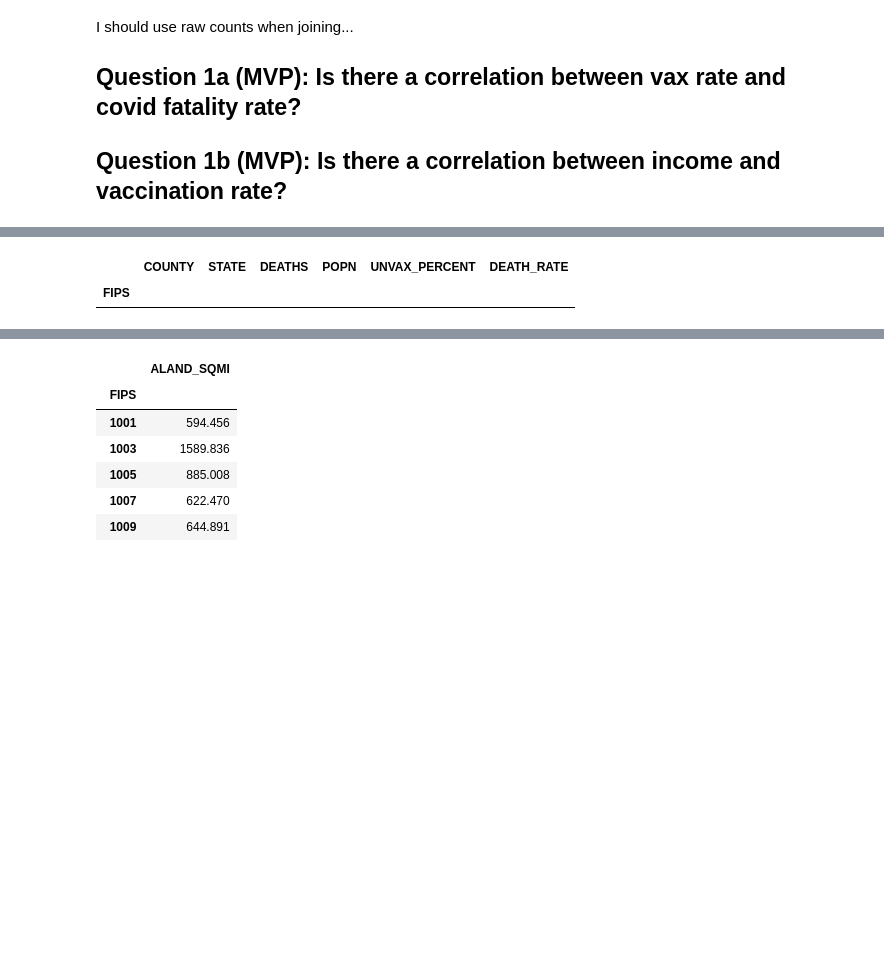
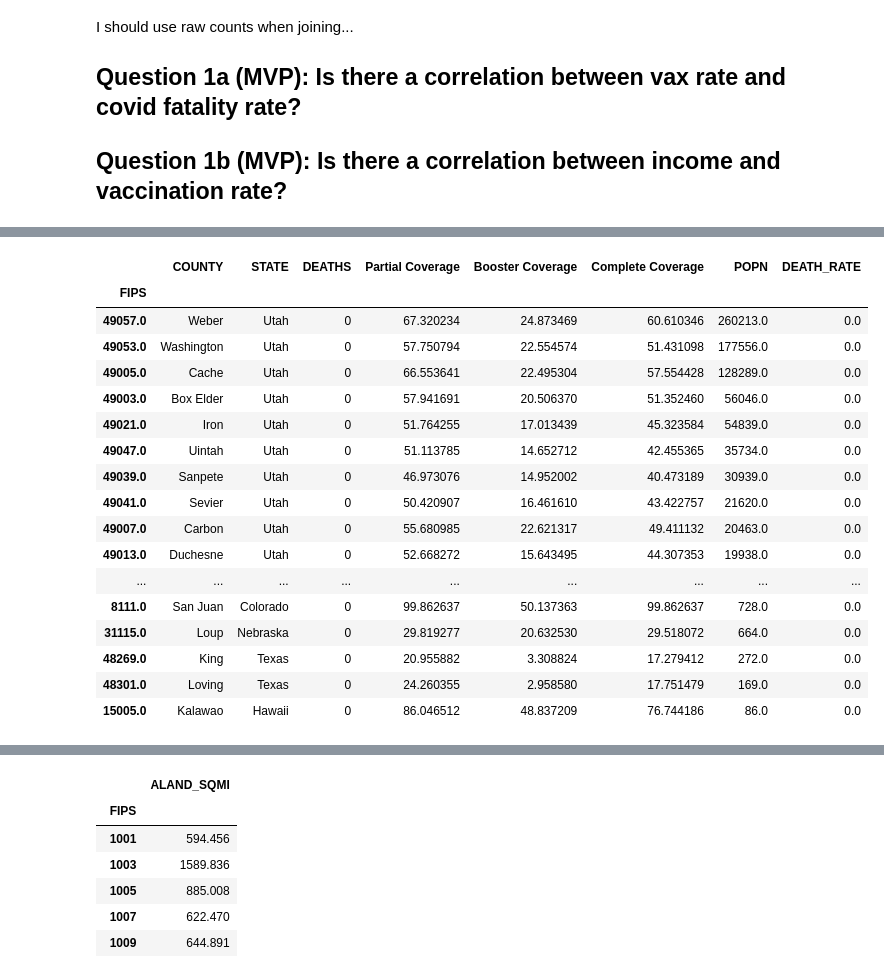
Before and after one commit to csdurfee/COVID_fatality_rates, a Jupyter notebook: exploration.ipynb, the cells around one changed output, grey strips where cells are left out. Drawn from its saved outputs; the diff is of its cells as text; code cells hidden in the pictures; blank space fills up the shorter version.

```diff
--- a/exploration.ipynb
+++ b/exploration.ipynb
@@ -43,29 +35,28 @@ I should use raw counts when joining...
 
 ## Question 1b (MVP): Is there a correlation between income and vaccination rate?
 # %%
-partial_coverage = df[df.CASE_TYPE == 'Partial Coverage']
+# partial_coverage = vax_df[vax_df.CASE_TYPE == 'Partial Coverage']
 
-unvaxed_by_fips = df.loc[df.CASE_TYPE == 'Partial Coverage', ['FIPS', 'CASES', 'POPN']]
-#partial_coverage[['FIPS', 'CASES']]
+# unvaxed_by_fips = df.loc[df.CASE_TYPE == 'Partial Coverage', ['FIPS', 'CASES', 'POPN']]
+# #partial_coverage[['FIPS', 'CASES']]
 
-unvaxed_by_fips[unvaxed_by_fips.FIPS == 36061]
+# #unvaxed_by_fips[unvaxed_by_fips.FIPS == 36061]
 
-unvaxed_by_fips['UNVAX_PERCENT'] = 100 - unvaxed_by_fips['CASES']
+# unvaxed_by_fips['UNVAX_PERCENT'] = 100 - unvaxed_by_fips['CASES']
 
-unvaxed_by_fips = unvaxed_by_fips.drop("CASES", axis=1)
+# unvaxed_by_fips = unvaxed_by_fips.drop("CASES", axis=1)
+
+
+partial  = vax_df[vax_df.CASE_TYPE == 'Partial Coverage'].pivot_table("CASES", "FIPS", "CASE_TYPE")
+booster  = vax_df[vax_df.CASE_TYPE == 'Booster Coverage'].pivot_table("CASES", "FIPS", "CASE_TYPE")
+complete = vax_df[vax_df.CASE_TYPE == 'Complete Coverage'].pivot_table("CASES", "FIPS", "CASE_TYPE")
+
+popn_by_fips = vax_df.loc[vax_df.CASE_TYPE == 'Partial Coverage', ['POPN', 'FIPS']].set_index('FIPS')
 # %%
 ## time to get the covid fatality rate by FIPS.
 
 #deaths_url = "https://raw.githubusercontent.com/CSSEGISandData/COVID-19/master/csse_covid_19_data/csse_covid_19_time_series/time_series_covid19_deaths_US.csv"
-
 deaths_url = 'time_series_covid19_deaths_US.csv'
-
-
-## they actually treat FIPS as an integer, so we do that =()
-# death_dtypes = {
-#     'FIPS': str
-
-# }
 
 deaths_df = pd.read_csv(deaths_url) # , dtype = death_dtypes)
 
@@ -76,11 +67,15 @@ cols = ['FIPS', 'Admin2', 'Province_State', '2/28/22']
 deaths_cleaned = deaths_df.loc[:, cols].rename(columns={'2/28/22': 'DEATHS', 'Admin2': 'COUNTY',
                                                         'Province_State': 'STATE' })
 
-joined = deaths_cleaned.set_index('FIPS').join(unvaxed_by_fips.set_index('FIPS'), how='inner')
+deaths_and_vaxed = deaths_cleaned.set_index("FIPS") \
+                    .join(partial).join(booster).join(complete).join(popn_by_fips) \
+                    .dropna()
 
-joined['DEATH_RATE'] = joined['DEATHS'] /  joined['POPN']
 
-joined = joined[joined['DEATHS'] != 0]
+deaths_and_vaxed['DEATH_RATE'] = deaths_and_vaxed['DEATHS'] / deaths_and_vaxed['POPN']
 
-joined
+### NOTE: not dropping counties with zero deaths here (just yet)
+
+
+deaths_and_vaxed
 # %% [output]
@@ -114,11 +120,27 @@ joined.UNVAX_PERCENT.corr(joined.DEATH_RATE)
 # %%
 ## there are about a million people in counties reporting 0 fatalities
 # (which must be a reporting error)
 
-joined[joined.DEATH_RATE == 0].sort_values('POPN', ascending=False)
+deaths_and_vaxed[deaths_and_vaxed.DEATH_RATE == 0].sort_values('POPN', ascending=False)
 # %% [output]
-|  | COUNTY | STATE | DEATHS | POPN | UNVAX_PERCENT | DEATH_RATE |
-| FIPS |  |  |  |  |  |  |
+|  | COUNTY | STATE | DEATHS | Partial Coverage | Booster Coverage | Complete Coverage | POPN | DEATH_RATE |
+| FIPS |  |  |  |  |  |  |  |  |
+| 49057.0 | Weber | Utah | 0 | 67.320234 | 24.873469 | 60.610346 | 260213.0 | 0.0 |
+| 49053.0 | Washington | Utah | 0 | 57.750794 | 22.554574 | 51.431098 | 177556.0 | 0.0 |
+| 49005.0 | Cache | Utah | 0 | 66.553641 | 22.495304 | 57.554428 | 128289.0 | 0.0 |
+| 49003.0 | Box Elder | Utah | 0 | 57.941691 | 20.506370 | 51.352460 | 56046.0 | 0.0 |
+| 49021.0 | Iron | Utah | 0 | 51.764255 | 17.013439 | 45.323584 | 54839.0 | 0.0 |
+| 49047.0 | Uintah | Utah | 0 | 51.113785 | 14.652712 | 42.455365 | 35734.0 | 0.0 |
+| 49039.0 | Sanpete | Utah | 0 | 46.973076 | 14.952002 | 40.473189 | 30939.0 | 0.0 |
+| 49041.0 | Sevier | Utah | 0 | 50.420907 | 16.461610 | 43.422757 | 21620.0 | 0.0 |
+| 49007.0 | Carbon | Utah | 0 | 55.680985 | 22.621317 | 49.411132 | 20463.0 | 0.0 |
+| 49013.0 | Duchesne | Utah | 0 | 52.668272 | 15.643495 | 44.307353 | 19938.0 | 0.0 |
+| ... | ... | ... | ... | ... | ... | ... | ... | ... |
+| 8111.0 | San Juan | Colorado | 0 | 99.862637 | 50.137363 | 99.862637 | 728.0 | 0.0 |
+| 31115.0 | Loup | Nebraska | 0 | 29.819277 | 20.632530 | 29.518072 | 664.0 | 0.0 |
+| 48269.0 | King | Texas | 0 | 20.955882 | 3.308824 | 17.279412 | 272.0 | 0.0 |
+| 48301.0 | Loving | Texas | 0 | 24.260355 | 2.958580 | 17.751479 | 169.0 | 0.0 |
+| 15005.0 | Kalawao | Hawaii | 0 | 86.046512 | 48.837209 | 76.744186 | 86.0 | 0.0 |
 # %%
 ## OK, now let's pull in county level GDP and see how the correlation goes
 
```
Also changed, not shown: parts of 36 cells of this notebook.
